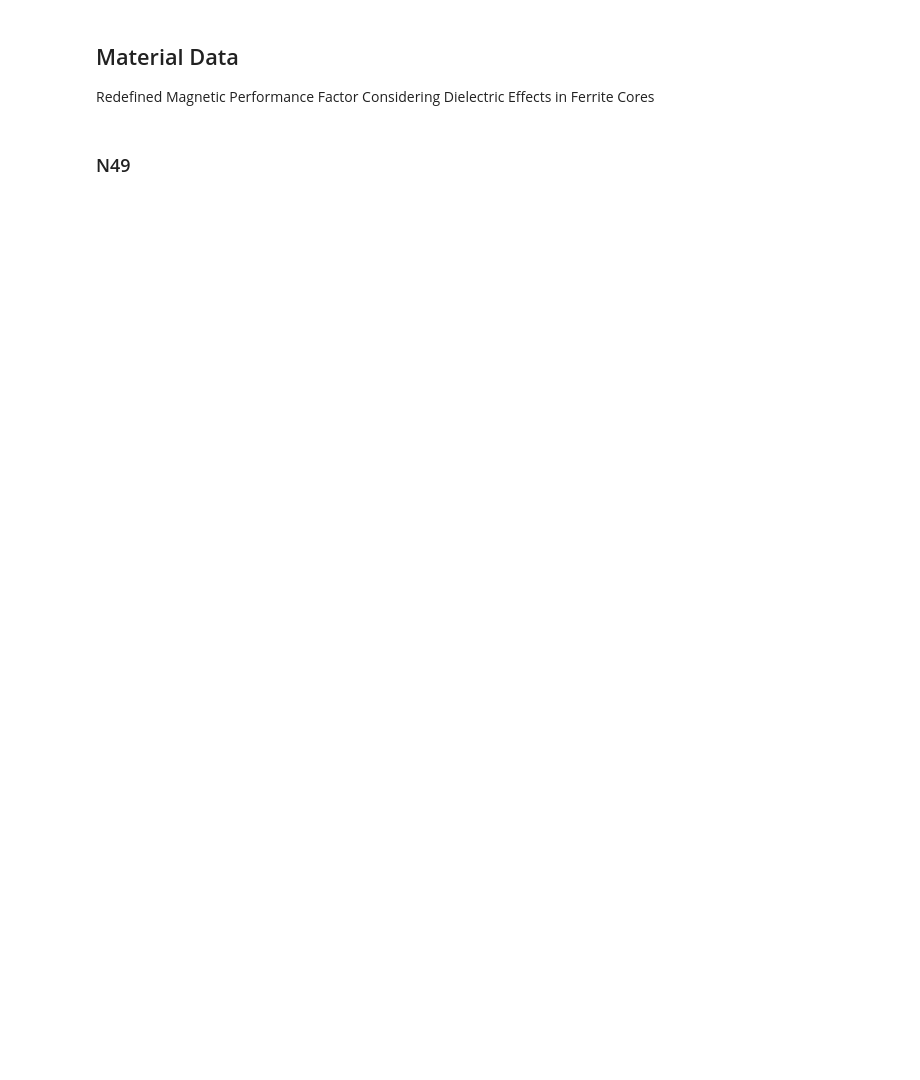
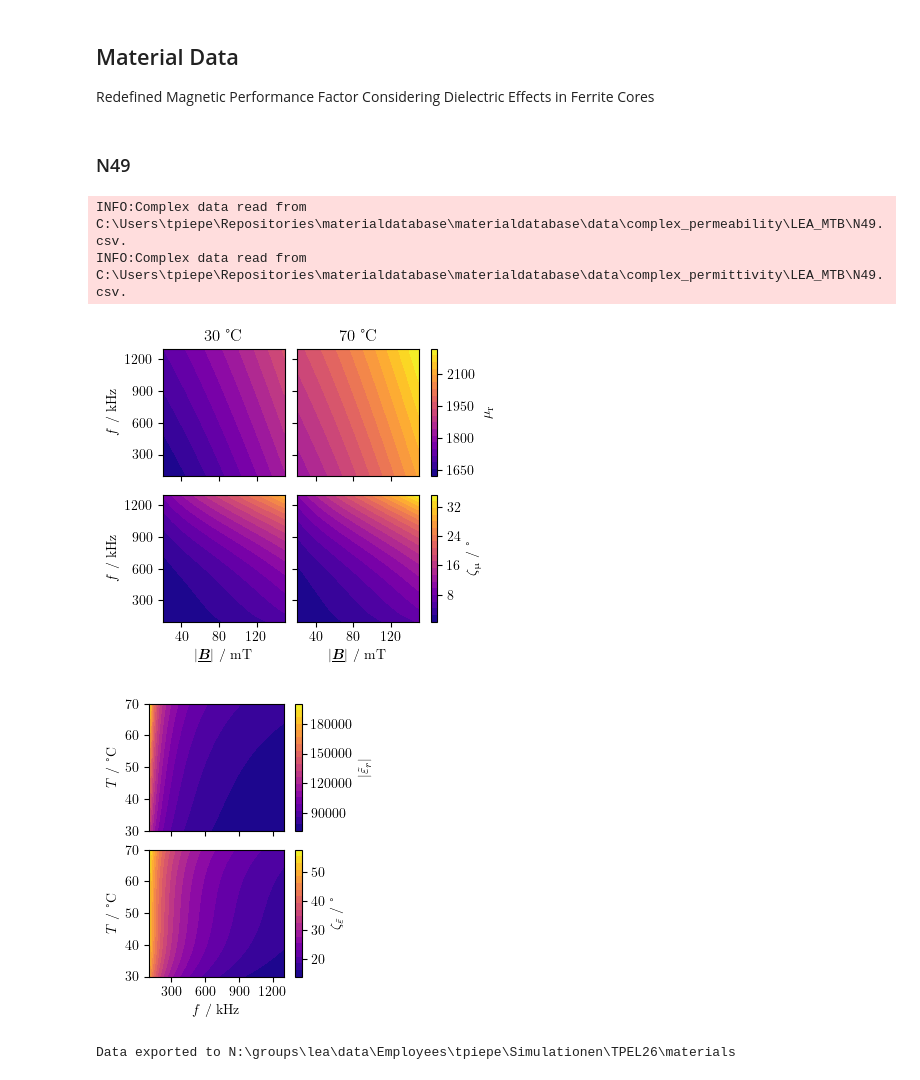
Before and after one commit to upb-lea/dimensional-performance-factor, a Jupyter notebook: dev/material_data.ipynb, the cells around one changed output. Saved outputs shown, nothing was run; the diff lists cells and outputs as text; code cells hidden in the pictures; blank space fills up the shorter version.

Commit message:
extendend material frequency range

```diff
--- a/dev/material_data.ipynb
+++ b/dev/material_data.ipynb
@@ -31,55 +31,69 @@ material_name = mdb.Material.N49
 permeability_data_source = mdb.DataSource.LEA_MTB
 permittivity_data_source = mdb.DataSource.LEA_MTB
 
+# set limits to restrict the used fit data
+f_min_grid = 1e5
+f_max_grid = 1.3e6
+
 # Permeability
-
 permeability = mdb_data.get_complex_permeability(material=material_name,
                                                  data_source=permeability_data_source,
                                                  pv_fit_function=mdb.FitFunction.enhancedSteinmetz)
-df_permeability_grid = permeability.to_grid(grid_frequency=np.linspace(1e5, 1e6, 20),
+df_permeability_grid = permeability.to_grid(grid_frequency=np.linspace(f_min_grid, f_max_grid, 20),
                                             grid_temperature=np.linspace(30, 70, 10),
-                                            grid_flux_density=np.linspace(0, 0.15, 100),
-                                            f_min_measurement=None, f_max_measurement=None,
-                                            T_min_measurement=None, T_max_measurement=None,
-                                            b_min_measurement=None, b_max_measurement=None)
+                                            grid_flux_density=np.linspace(0, 0.2, 100),
+                                            f_min_measurement=f_min_grid,
+                                            f_max_measurement=f_max_grid,
+                                            T_min_measurement=None,
+                                            T_max_measurement=None,
+                                            b_min_measurement=None,
+                                            b_max_measurement=None)
 
 # Permittivity
 permittivity = mdb_data.get_complex_permittivity(material=material_name,
                                                  data_source=permittivity_data_source)
-df_permittivity_grid = permittivity.to_grid(grid_frequency=np.linspace(1e5, 1e6, 50),
+df_permittivity_grid = permittivity.to_grid(grid_frequency=np.linspace(f_min_grid, f_max_grid, 50),
                                             grid_temperature=np.linspace(30, 70, 20),
-                                            f_min_measurement=1e5, f_max_measurement=1e6,
-                                            T_min_measurement=None, T_max_measurement=None)
+                                            f_min_measurement=f_min_grid,
+                                            f_max_measurement=f_max_grid,
+                                            T_min_measurement=None,
+                                            T_max_measurement=None)
 
 
 if plot:
     # Permeability
     link2permeability_plot = path2grid_plot.joinpath(f"{material_name.value}_"
                                                      f"{permeability_data_source.value}_permeability_grid.pdf")
     permeability.plot_grid(df_permeability_grid,
                            save_path=link2permeability_plot,
                            temps=[30, 70],
                            no_levels=20,
-                           f_min=100e3, f_max=1.0e6,
+                           f_min=f_min, f_max=f_max,
                            b_min=20e-3, b_max=150e-3)
 
     # Permittivity
     link2permittivity_plot = (path2grid_plot.joinpath(f"{material_name.value}_"
                                                       f"{permittivity_data_source.value}_permittivity_grid.pdf"))
     permittivity.plot_grid(df_permittivity_grid,
                            no_levels=20,
                            save_path=link2permittivity_plot,
-                           f_min=1e5, f_max=1e6)
+                           f_min=1e5, f_max=1.3e6)
 
 if save_to_file:
     # Permeability
     link2permeability_grid = path2grid_export.joinpath(f"{material_name.value}_"
                                                        f"{permeability_data_source.value}_permeability_grid.txt")
     permeability.grid2txt(df_permeability_grid, link2permeability_grid)
 
     # Permittivity
     link2permittivity_grid = path2grid_export.joinpath(f"{material_name.value}_"
                                                        f"{permittivity_data_source.value}_permittivity_grid.txt")
     permittivity.grid2txt(df_permittivity_grid, link2permittivity_grid)
 
     print(f"Data exported to {path2grid_export}")
+# %% [output]
+INFO:Complex data read from C:\Users\tpiepe\Repositories\materialdatabase\materialdatabase\data\complex_permeability\LEA_MTB\N49.csv.
+INFO:Complex data read from C:\Users\tpiepe\Repositories\materialdatabase\materialdatabase\data\complex_permittivity\LEA_MTB\N49.csv.
+[figure, added]
+[figure, added]
+Data exported to N:\groups\lea\data\Employees\tpiepe\Simulationen\TPEL26\materials
```
Also changed, not shown: 1 other file.
